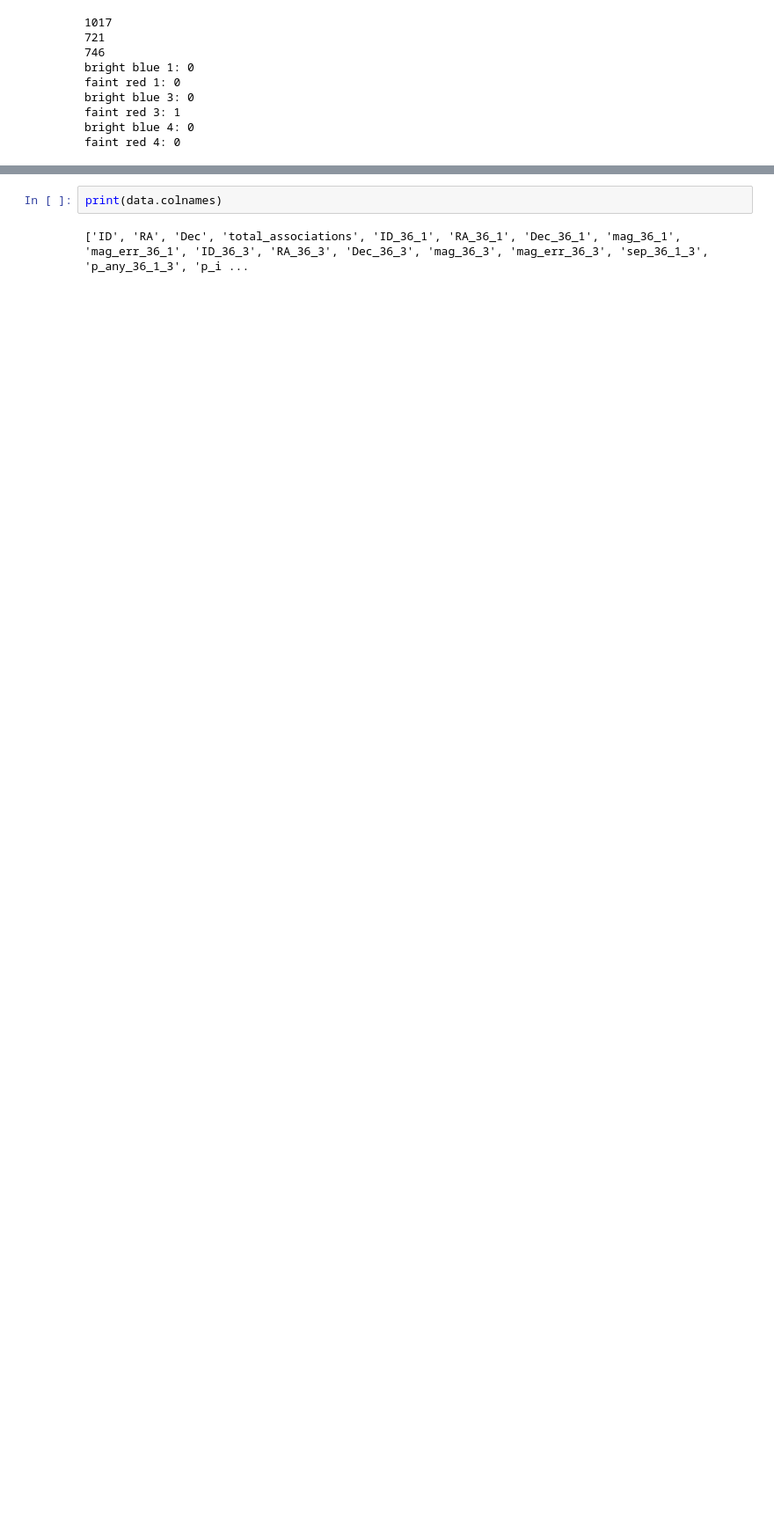
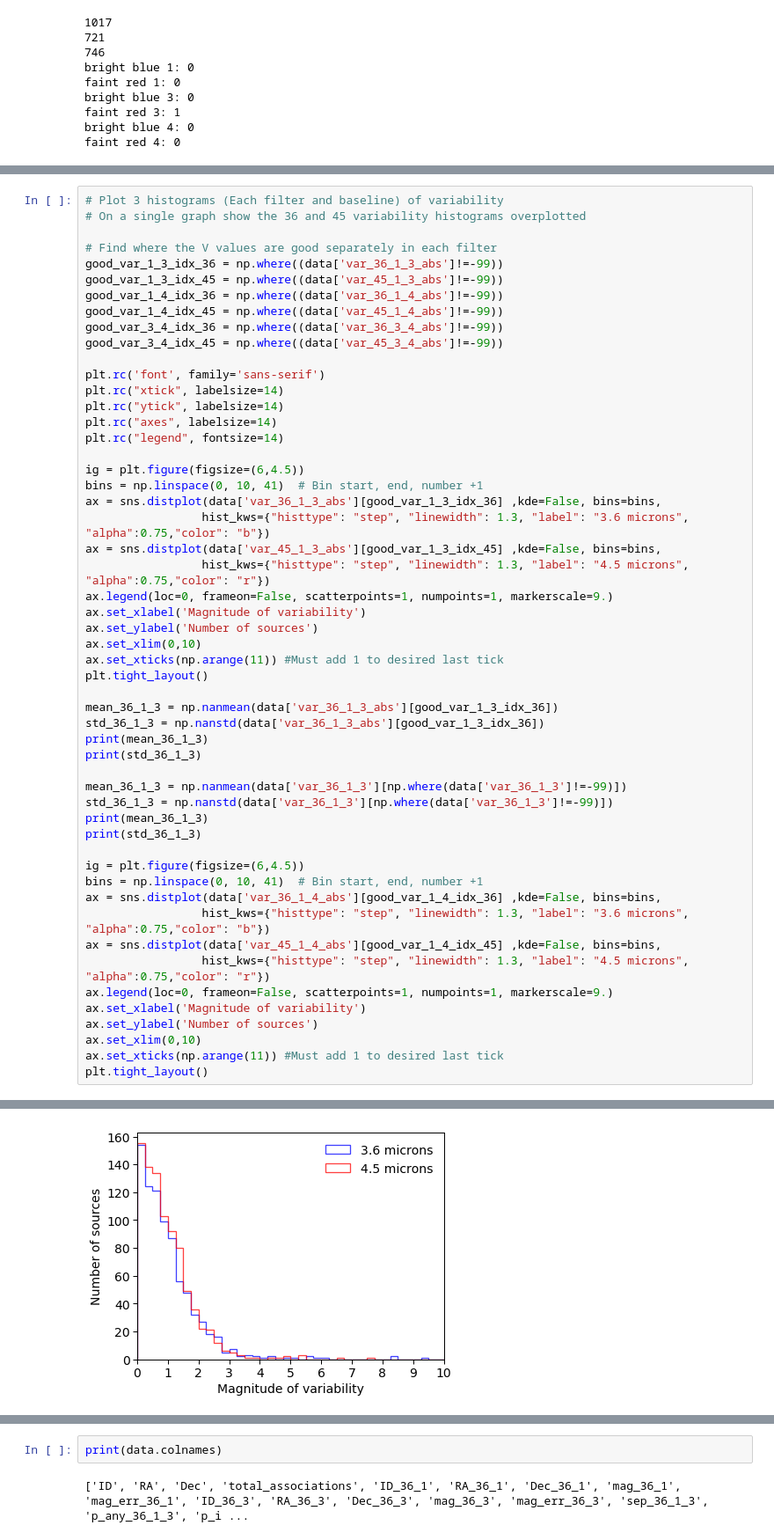
Before and after one commit to MichaelSharp7/M32, a Jupyter notebook: M32_CMD_CCD_clean.ipynb, the cells around one changed output, grey strips where cells are left out. Shown at 88% size. Drawn from its saved outputs; the diff is of its cells as text; blank space fills up the shorter version.

```diff
--- a/M32_CMD_CCD_clean.ipynb
+++ b/M32_CMD_CCD_clean.ipynb
@@ -253,0 +258,54 @@ plt.close()
+# %%
+# Plot 3 histograms (Each filter and baseline) of variability
+# On a single graph show the 36 and 45 variability histograms overplotted
+
+# Find where the V values are good separately in each filter
+good_var_1_3_idx_36 = np.where((data['var_36_1_3_abs']!=-99))
+good_var_1_3_idx_45 = np.where((data['var_45_1_3_abs']!=-99))
+good_var_1_4_idx_36 = np.where((data['var_36_1_4_abs']!=-99))
+good_var_1_4_idx_45 = np.where((data['var_45_1_4_abs']!=-99))
+good_var_3_4_idx_36 = np.where((data['var_36_3_4_abs']!=-99))
+good_var_3_4_idx_45 = np.where((data['var_45_3_4_abs']!=-99))
+
+plt.rc('font', family='sans-serif')
+plt.rc("xtick", labelsize=14)
+plt.rc("ytick", labelsize=14)
+plt.rc("axes", labelsize=14)
+plt.rc("legend", fontsize=14)
+
+ig = plt.figure(figsize=(6,4.5))
+bins = np.linspace(0, 10, 41)  # Bin start, end, number +1
+ax = sns.distplot(data['var_36_1_3_abs'][good_var_1_3_idx_36] ,kde=False, bins=bins,
+                 hist_kws={"histtype": "step", "linewidth": 1.3, "label": "3.6 microns", "alpha":0.75,"color": "b"})
+ax = sns.distplot(data['var_45_1_3_abs'][good_var_1_3_idx_45] ,kde=False, bins=bins,
+                 hist_kws={"histtype": "step", "linewidth": 1.3, "label": "4.5 microns", "alpha":0.75,"color": "r"})
+ax.legend(loc=0, frameon=False, scatterpoints=1, numpoints=1, markerscale=9.)
+ax.set_xlabel('Magnitude of variability')
+ax.set_ylabel('Number of sources')
+ax.set_xlim(0,10)
+ax.set_xticks(np.arange(11)) #Must add 1 to desired last tick
+plt.tight_layout()
+
+mean_36_1_3 = np.nanmean(data['var_36_1_3_abs'][good_var_1_3_idx_36])
+std_36_1_3 = np.nanstd(data['var_36_1_3_abs'][good_var_1_3_idx_36])
+print(mean_36_1_3)
+print(std_36_1_3)
+
+mean_36_1_3 = np.nanmean(data['var_36_1_3'][np.where(data['var_36_1_3']!=-99)])
+std_36_1_3 = np.nanstd(data['var_36_1_3'][np.where(data['var_36_1_3']!=-99)])
+print(mean_36_1_3)
+print(std_36_1_3)
+
+ig = plt.figure(figsize=(6,4.5))
+bins = np.linspace(0, 10, 41)  # Bin start, end, number +1
+ax = sns.distplot(data['var_36_1_4_abs'][good_var_1_4_idx_36] ,kde=False, bins=bins,
+                 hist_kws={"histtype": "step", "linewidth": 1.3, "label": "3.6 microns", "alpha":0.75,"color": "b"})
+ax = sns.distplot(data['var_45_1_4_abs'][good_var_1_4_idx_45] ,kde=False, bins=bins,
+                 hist_kws={"histtype": "step", "linewidth": 1.3, "label": "4.5 microns", "alpha":0.75,"color": "r"})
+ax.legend(loc=0, frameon=False, scatterpoints=1, numpoints=1, markerscale=9.)
+ax.set_xlabel('Magnitude of variability')
+ax.set_ylabel('Number of sources')
+ax.set_xlim(0,10)
+ax.set_xticks(np.arange(11)) #Must add 1 to desired last tick
+plt.tight_layout()
+# %% [output]
@@ -253,0 +316 @@ plt.close()
+[figure, added]
```
Also changed, not shown: parts of 14 cells of this notebook, 1 other file.
